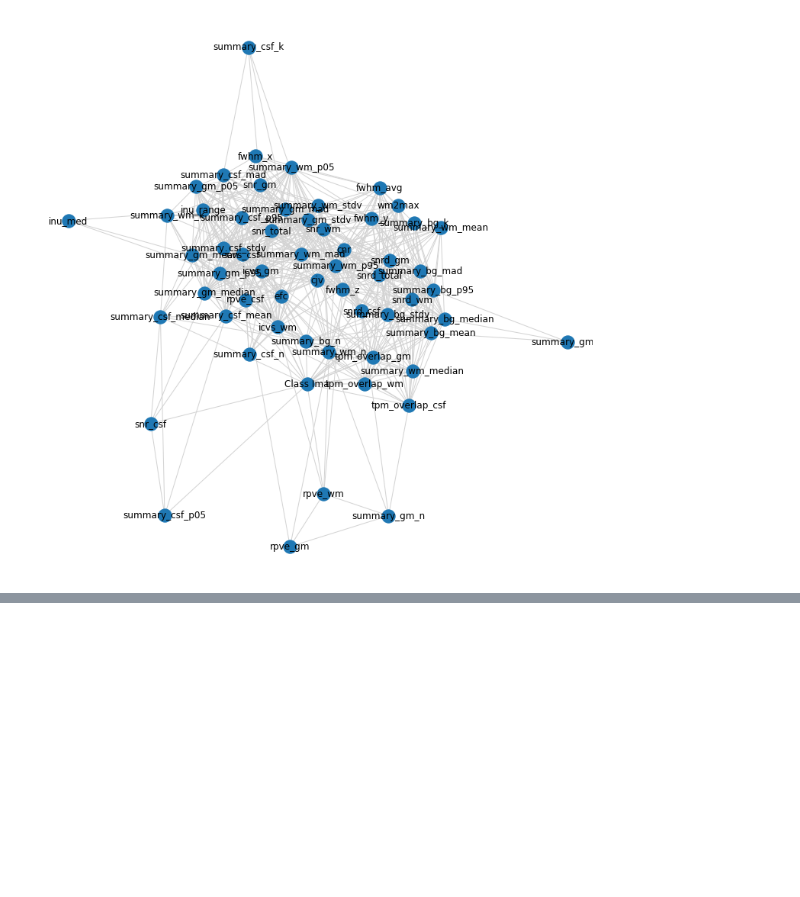
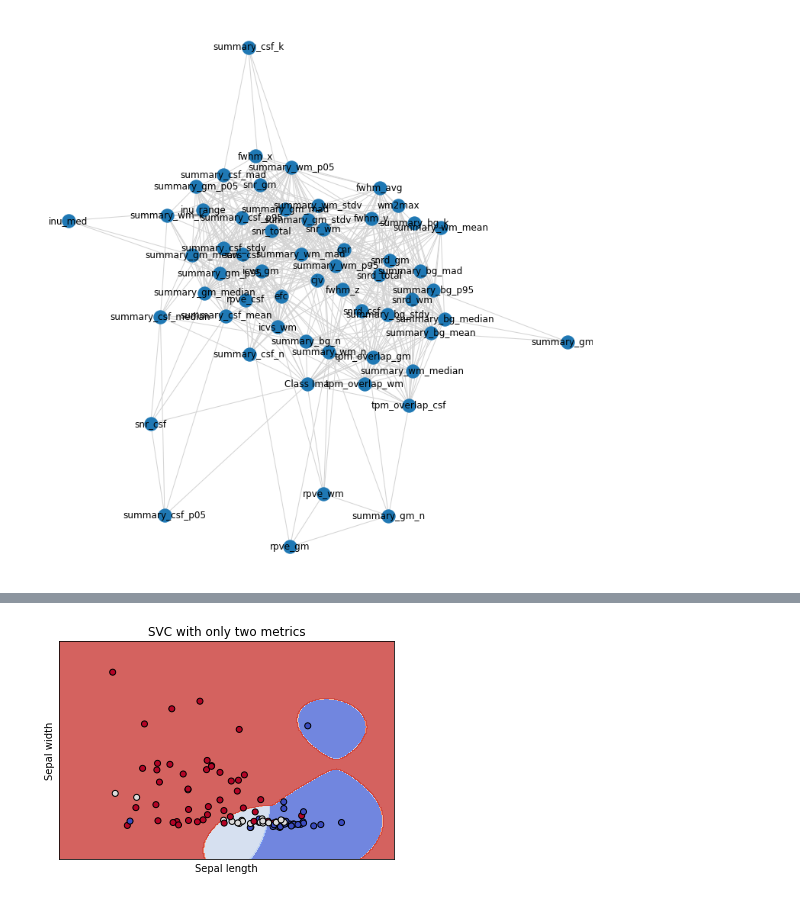
Before and after one commit to FMendezSlc/PREMCAS_COLAB, a Jupyter notebook: Classification_task.ipynb, the cells around one changed output, grey strips where cells are left out. Cells and saved outputs as stored; diff of their text form; code cells hidden in the pictures; blank space fills up the shorter version.

```diff
--- a/Classification_task.ipynb
+++ b/Classification_task.ipynb
@@ -477,0 +535,35 @@ for ii in clique.cliques_containing_node(Cor_g, nodes = 'Class Ima'):
+# %%
+X_=std_df.loc[:,['tpm_overlap_gm', 'summary_bg_n']]
+Y_=std_df.loc[:,'Class Ima']
+h = .02  # step size in the mesh
+# %%
+x_min, x_max = X_.iloc[:, 0].min() - 1, X_.iloc[:, 0].max() + 1
+y_min, y_max = X_.iloc[:, 1].min() - 1, X_.iloc[:, 1].max() + 1
+xx, yy = np.meshgrid(np.arange(x_min, x_max, h),
+                     np.arange(y_min, y_max, h))
+# %%
+
+# Plot the decision boundary. For that, we will assign a color to each
+# point in the mesh [x_min, x_max]x[y_min, y_max].
+plt.subplot(1, 1, 1)
+plt.subplots_adjust(wspace=0.4, hspace=0.4)
+
+Z = sv_fit.predict(np.c_[xx.ravel(), yy.ravel()])
+
+# Put the result into a color plot
+Z = Z.reshape(xx.shape)
+plt.contourf(xx, yy, Z, cmap=plt.cm.coolwarm, alpha=0.8)
+
+# Plot also the training points
+plt.scatter(X_.iloc[:, 0], X_.iloc[:, 1], c=y, cmap=plt.cm.coolwarm, edgecolors = 'k')
+plt.xlabel('Sepal length')
+plt.ylabel('Sepal width')
+plt.xlim(xx.min(), xx.max())
+plt.ylim(yy.min(), yy.max())
+plt.xticks(())
+plt.yticks(())
+plt.title('SVC with only two metrics')
+
+plt.show()
+# %% [output]
+[figure, added]
```
Also changed, not shown: parts of 10 cells of this notebook, 4 other files.
